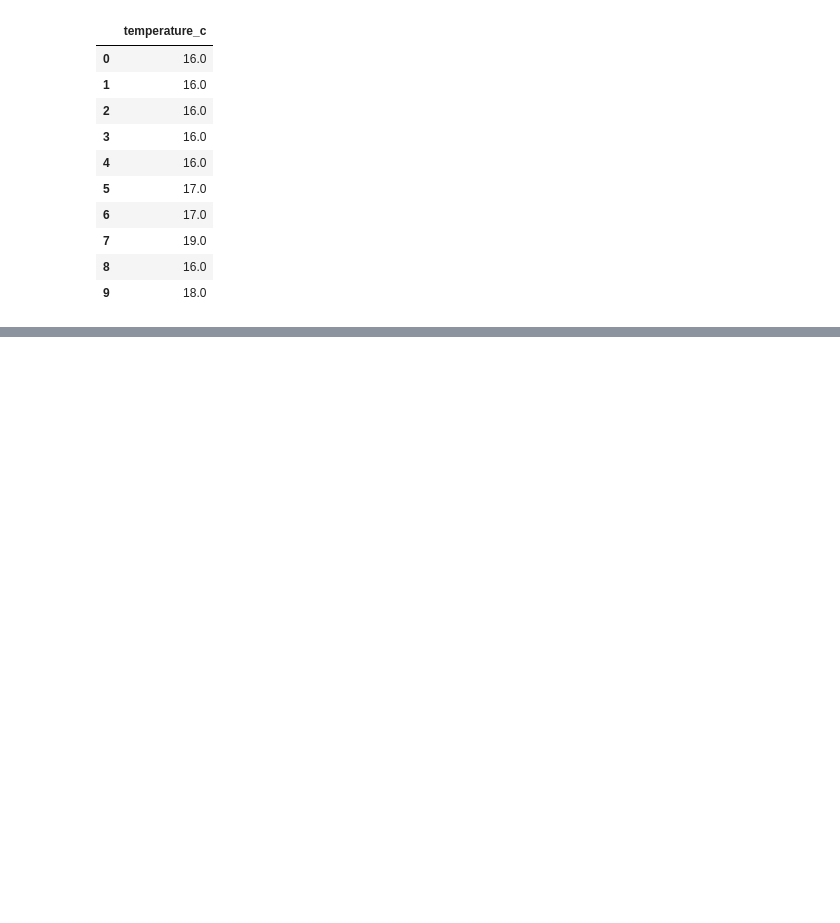
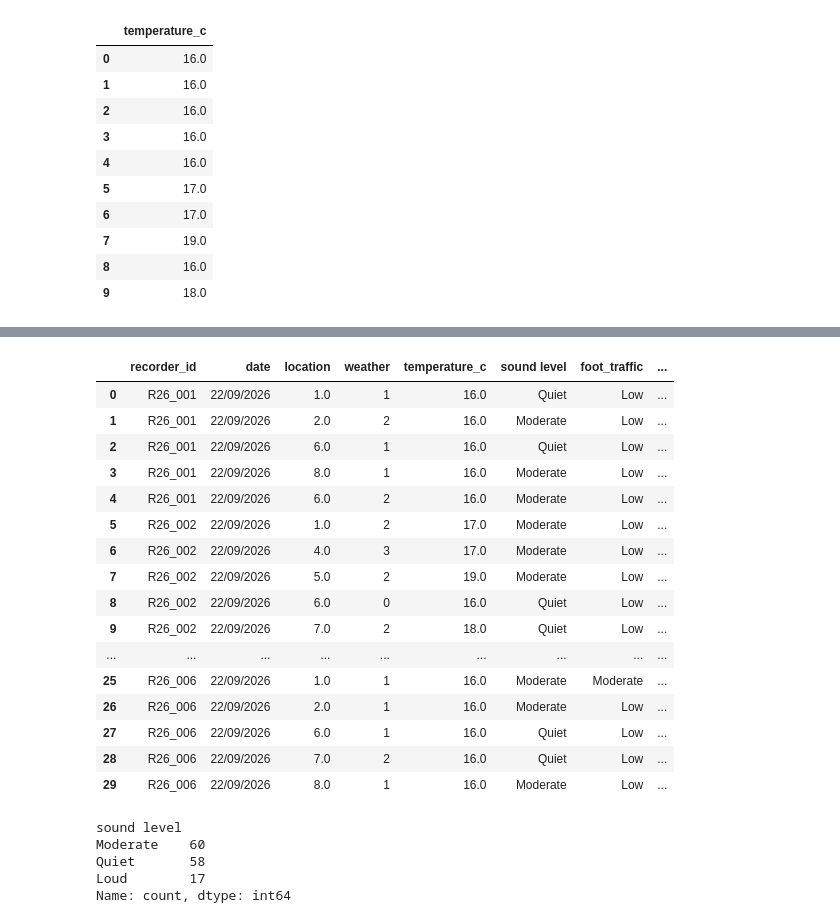
Before and after one commit to irfanefedonmez/ml-campus_data_project-colab, a Jupyter notebook: project1.ipynb, the cells around one changed output, grey strips where cells are left out. Cells and saved outputs as stored; diff of their text form; code cells hidden in the pictures; blank space fills up the shorter version.

```diff
--- a/project1.ipynb
+++ b/project1.ipynb
@@ -104,0 +193,13 @@ New dataset shape: (135, 23)
+# %%
+# First, let's normalize the weather strings by converting to lowercase and stripping extra spaces
+df['weather'] = df['weather'].astype(str).str.lower().str.strip()
+
+# Inspect the updated unique values
+unique_weathers = df['weather'].unique()
+print("Normalized unique weather values:", unique_weathers)
+
+# Now convert the normalized strings to category codes (Label Encoding)
+df['weather'] = df['weather'].astype('category').cat.codes
+
+# Let's inspect the conversion
+display(df[['weather']].head(10))
@@ -104,0 +219,31 @@ New dataset shape: (135, 23)
+# %%
+display(df.head(30))
+# %% [output]
+|  | recorder_id | date | location | weather | temperature_c | sound level | foot_traffic | ... |
+| 0 | R26_001 | 22/09/2026 | 1.0 | 1 | 16.0 | Quiet | Low | ... |
+| 1 | R26_001 | 22/09/2026 | 2.0 | 2 | 16.0 | Moderate | Low | ... |
+| 2 | R26_001 | 22/09/2026 | 6.0 | 1 | 16.0 | Quiet | Low | ... |
+| 3 | R26_001 | 22/09/2026 | 8.0 | 1 | 16.0 | Moderate | Low | ... |
+| 4 | R26_001 | 22/09/2026 | 6.0 | 2 | 16.0 | Moderate | Low | ... |
+| 5 | R26_002 | 22/09/2026 | 1.0 | 2 | 17.0 | Moderate | Low | ... |
+| 6 | R26_002 | 22/09/2026 | 4.0 | 3 | 17.0 | Moderate | Low | ... |
+| 7 | R26_002 | 22/09/2026 | 5.0 | 2 | 19.0 | Moderate | Low | ... |
+| 8 | R26_002 | 22/09/2026 | 6.0 | 0 | 16.0 | Quiet | Low | ... |
+| 9 | R26_002 | 22/09/2026 | 7.0 | 2 | 18.0 | Quiet | Low | ... |
+| ... | ... | ... | ... | ... | ... | ... | ... | ... |
+| 25 | R26_006 | 22/09/2026 | 1.0 | 1 | 16.0 | Moderate | Moderate | ... |
+| 26 | R26_006 | 22/09/2026 | 2.0 | 1 | 16.0 | Moderate | Low | ... |
+| 27 | R26_006 | 22/09/2026 | 6.0 | 1 | 16.0 | Quiet | Low | ... |
+| 28 | R26_006 | 22/09/2026 | 7.0 | 2 | 16.0 | Quiet | Low | ... |
+| 29 | R26_006 | 22/09/2026 | 8.0 | 1 | 16.0 | Moderate | Low | ... |
+# %%
+if 'sound level' in df.columns:
+    print(df['sound level'].value_counts(dropna=False))
+else:
+    print("sound level not found")
+# %% [output]
+sound level
+Moderate    60
+Quiet       58
+Loud        17
+Name: count, dtype: int64
```
Also changed, not shown: parts of 7 cells of this notebook.
